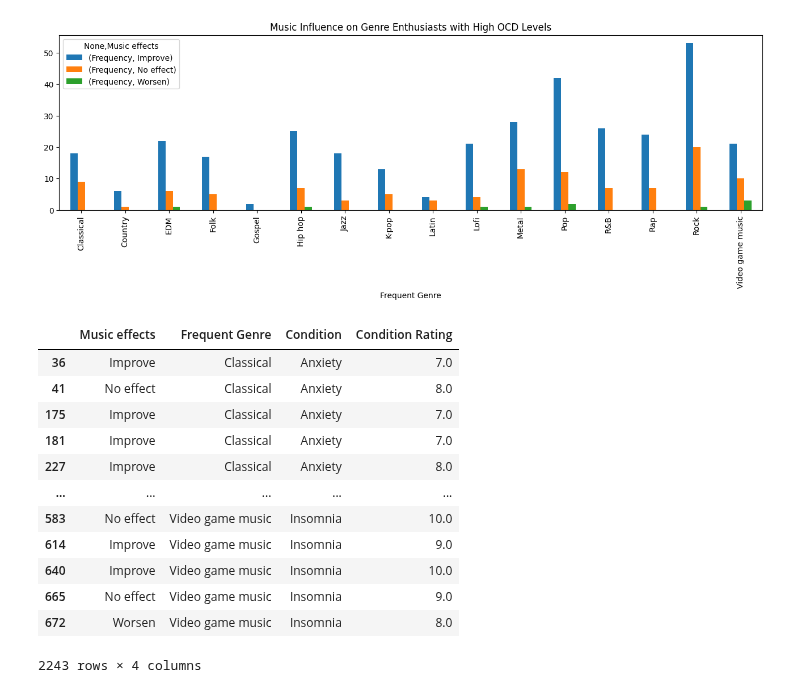
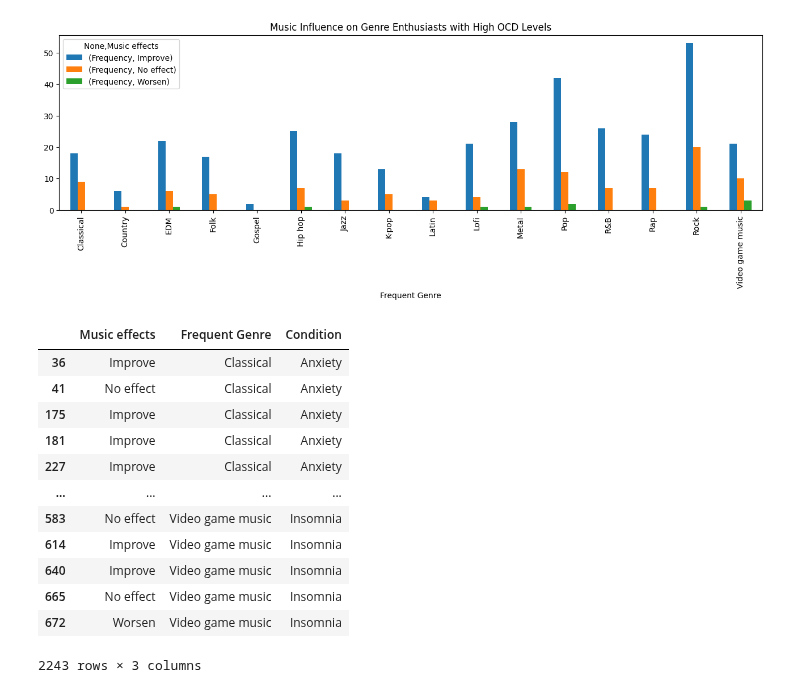
Before and after one commit to mlcuadra1/Mental-Health-x-Music-EDA, a Jupyter notebook: notebooks/Script 2 - EDA.ipynb, the cells around one changed output. Cells and saved outputs as stored; diff of their text form; code cells hidden in the pictures.

Commit message:
Function for tallying condition, effects, and genres

```diff
--- a/notebooks/Script 2 - EDA.ipynb
+++ b/notebooks/Script 2 - EDA.ipynb
@@ -416,28 +416,28 @@ plt.title("Music Influence on Genre Enthusiasts with High OCD Levels")
 Text(0.5, 1.0, 'Music Influence on Genre Enthusiasts with High OCD Levels')
 [figure]
 # %%
+# Again, only get very frequented genres
+subset_genre_condition = mapped_df[mapped_df['Frequency']>=3]
 
-subset_genre_condition = mapped_df[mapped_df['Frequency']>=3]
+# Melt to put 'Condition', 'Condition Rating' into 2 columns only (instead of 4+1)
 subset_genre_condition = pd.melt(subset_genre_condition, id_vars=['Music effects', 'Frequent Genre'], value_vars = ['Anxiety', 'Depression', 'OCD', 'Insomnia'], var_name='Condition', value_name='Condition Rating', ignore_index=False)
+
+# Subset to only intense experiences. This subsetting was performed later because melting changes the positions of the values of each condition.
 subset_genre_condition = subset_genre_condition[(subset_genre_condition['Condition Rating']>=7)]
+
+subset_genre_condition.drop(columns=['Condition Rating'], inplace=True)
 subset_genre_condition
-
-# normalized_gen = gen_genre_pivoted_df.div(gen_count_series, axis=0)
-# normalized_gen
-# fig, ax0 = plt.subplots(figsize=figsize1_2)
-# sns.heatmap(normalized_gen, annot=True, fmt='.0%')
-# plt.title('Understanding Music Genre Preferences: Generation-wise Distribution (Normalized)')
 # %% [output]
-|  | Music effects | Frequent Genre | Condition | Condition Rating |
-| 36 | Improve | Classical | Anxiety | 7.0 |
-| 41 | No effect | Classical | Anxiety | 8.0 |
-| 175 | Improve | Classical | Anxiety | 7.0 |
-| 181 | Improve | Classical | Anxiety | 7.0 |
-| 227 | Improve | Classical | Anxiety | 8.0 |
-| ... | ... | ... | ... | ... |
-| 583 | No effect | Video game music | Insomnia | 10.0 |
-| 614 | Improve | Video game music | Insomnia | 9.0 |
-| 640 | Improve | Video game music | Insomnia | 10.0 |
-| 665 | No effect | Video game music | Insomnia | 9.0 |
-| 672 | Worsen | Video game music | Insomnia | 8.0 |
+|  | Music effects | Frequent Genre | Condition |
+| 36 | Improve | Classical | Anxiety |
+| 41 | No effect | Classical | Anxiety |
+| 175 | Improve | Classical | Anxiety |
+| 181 | Improve | Classical | Anxiety |
+| 227 | Improve | Classical | Anxiety |
+| ... | ... | ... | ... |
+| 583 | No effect | Video game music | Insomnia |
+| 614 | Improve | Video game music | Insomnia |
+| 640 | Improve | Video game music | Insomnia |
+| 665 | No effect | Video game music | Insomnia |
+| 672 | Worsen | Video game music | Insomnia |
-2243 rows × 4 columns
+2243 rows × 3 columns
```
Also changed, not shown: parts of 5 cells of this notebook.
